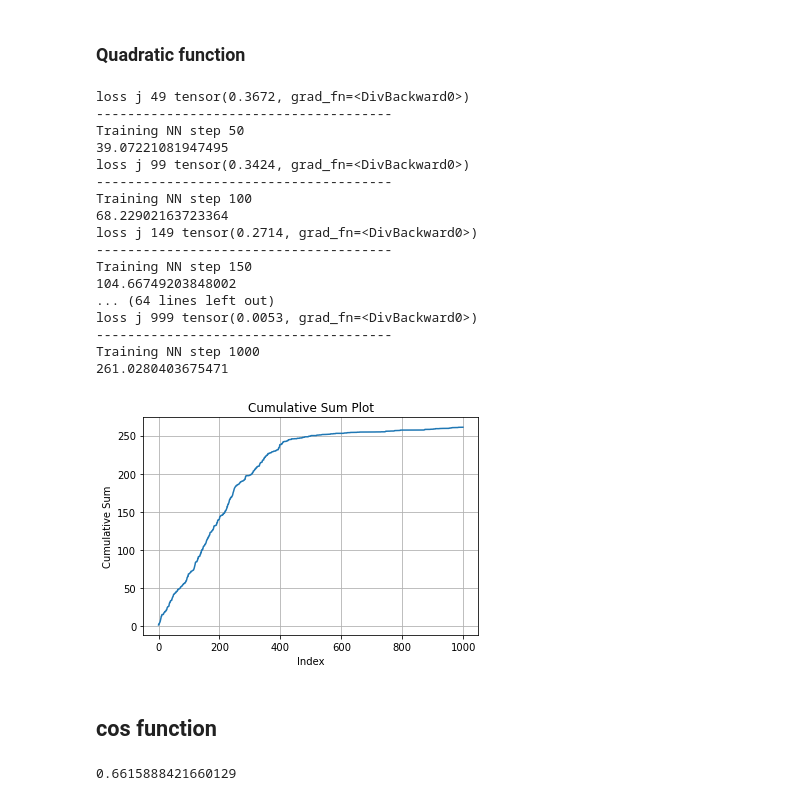
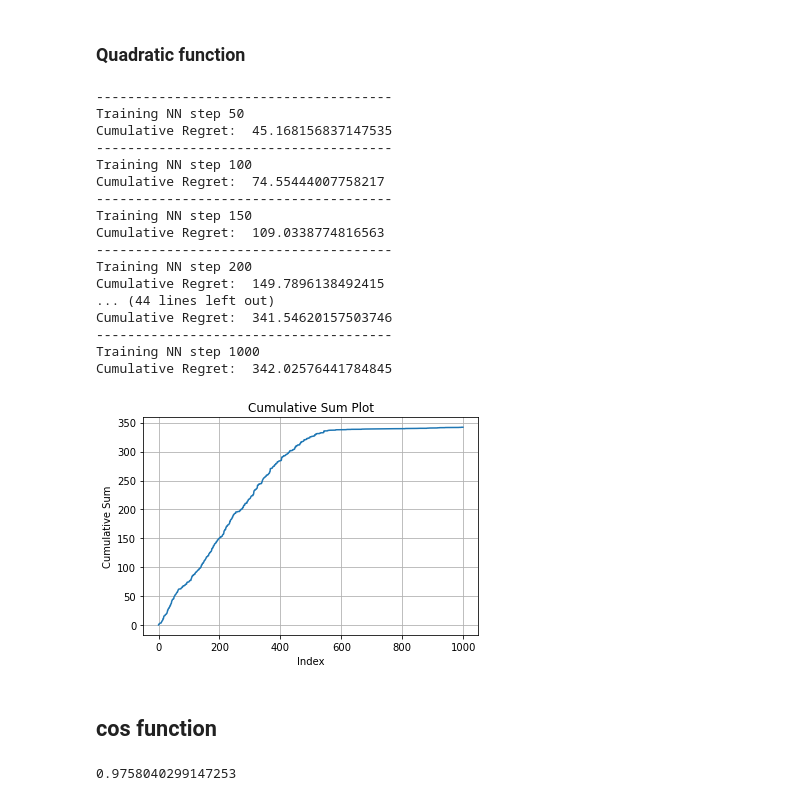
Before and after one commit to Chanakarn-Luangpirom/NeuralUCB, a Jupyter notebook: Neural Contextual Bandits CPU.ipynb, the cells around one changed output. Saved outputs shown, nothing was run; the diff lists cells and outputs as text; code cells hidden in the pictures.

```diff
--- a/Neural Contextual Bandits CPU.ipynb
+++ b/Neural Contextual Bandits CPU.ipynb
@@ -87,23 +96,21 @@ class CustomLoss(nn.Module):
 
     def forward(self, predicted, target,flattened_initial_weights,flattened_current_weights):
         loss = (0.5*torch.sum((predicted - target)**2))/target.shape[0]
-#         m = 20
-#         lamb = 1
-#         norm = 0.5*m*lamb*(torch.norm(flattened_initial_weights - flattened_current_weights, p=2)**2)
-        return loss
+        m = 20
+        lamb = 1
+        norm = 0.5*m*lamb*(torch.norm(flattened_initial_weights - flattened_current_weights, p=2)**2)
+        return loss + norm
 # %%
-def train_nn(input_data,best_rewards,initial_weights,J = 20):
-    model_inside = FeedforwardNN(input_size, hidden_size, output_size)
+def train_nn(input_data,best_rewards,initial_weights,step_size, J = 20):
+    model_inside = FeedforwardNN(input_size, hidden_size, output_size).to(device)
     model_inside.load_state_dict(initial_weights)
 
     loss_function = CustomLoss()
 
-    optimizer = optim.SGD(model_inside.parameters(),lr = 0.001) # Need to fix to GD?
+    optimizer = optim.SGD(model_inside.parameters(),lr = step_size) # Need to fix to GD?
     size = len(input_data)
     rewards = torch.tensor(best_rewards).reshape(-1,1)
     dataset = TensorDataset(input_data,rewards)
-#     print('dataset',input_data)
-#     print('r',rewards)
 
     batch_size = 50
     shuffle = True  # Set to True if you want to shuffle the data
@@ -113,6 +120,7 @@ def train_nn(input_data,best_rewards,initial_weights,J = 20):
 
     for j in range(J):
         for inputs,targets in data_loader:
+            inputs, targets = inputs.to(device), targets.to(device)
             optimizer.zero_grad()
             output = model_inside(inputs)
             current_weights = model_inside.state_dict()
@@ -120,7 +128,6 @@ def train_nn(input_data,best_rewards,initial_weights,J = 20):
             loss = loss_function(output, targets,flattened_initial_weights,flattened_current_weights)
             loss.backward()
             optimizer.step()
-    print('loss j',j,loss)
 
     print('--------------------------------------')
 
@@ -142,8 +149,8 @@ def get_regret(data,best_action,reward_function):
     regret = best_reward - chosen_reward
     return regret
 # %%
-def NeuralUCB(model, T, lamb = 0.2, v = 0.2, delta = 0.2, norm = 0.2, step_size = 0.2, num_iter = 10):
-    Z = torch.eye(p)
+def NeuralUCB(model,reward_function, T, lamb = 1, step_size = 0.001):
+    Z = lamb * torch.eye(p).to(device)
     K = 4
     dim = 20 # feature vector dimension (context)
     m = 20 # Neural Network width
@@ -152,8 +159,7 @@ def NeuralUCB(model, T, lamb = 0.2, v = 0.2, delta = 0.2, norm = 0.2, step_size
     best_rewards = []
     regrets = []
     for t in range(T):
-#         synthetic_input = torch.rand(K,dim)
-        synthetic_input = random_ball(K,dim) # "K" arms x "dim" feature size
+        synthetic_input = random_ball(K,dim).to(device) # "K" arms x "dim" feature size
         all_grad = []
         ucbs = []
         for k in range(K):
@@ -165,7 +171,7 @@ def NeuralUCB(model, T, lamb = 0.2, v = 0.2, delta = 0.2, norm = 0.2, step_size
                 if 'weight' in name:
                     tmp = param.grad.flatten()
                     g.append(tmp)
-            g = torch.cat(g,dim = 0).reshape(-1,1)
+            g = torch.cat(g,dim = 0).reshape(-1,1).to(device)
 
 
             Z_inv = torch.inverse(Z)
@@ -193,10 +199,14 @@ def NeuralUCB(model, T, lamb = 0.2, v = 0.2, delta = 0.2, norm = 0.2, step_size
 
         if (t+1)%50 == 0:
             ### Train Neural Network
-            new_weights = train_nn(torch.stack(best_contexts),torch.tensor(best_rewards),initial_weights,J = t+1)
+            new_weights = train_nn(torch.stack(best_contexts),
+                                   torch.tensor(best_rewards),
+                                   initial_weights,
+                                   step_size = step_size,
+                                   J = t+1)
             model.load_state_dict(new_weights)
             print(f'Training NN step {t+1}')
-            print(np.sum(regrets))
+            print('Cumulative Regret: ' , np.sum(regrets))
 
         regret = get_regret(synthetic_input,best_action,reward_function)
         regrets.append(regret)
@@ -209,25 +219,25 @@ def NeuralUCB(model, T, lamb = 0.2, v = 0.2, delta = 0.2, norm = 0.2, step_size
 # %% [markdown]
 ### Quadratic function
 # %%
-model,regrets = NeuralUCB(model,1000)
+model_1,regrets_1 = NeuralUCB(model_1,reward_function_quadratic,1000)
 # %% [output]
-loss j 49 tensor(0.3672, grad_fn=<DivBackward0>)
 --------------------------------------
 Training NN step 50
-39.07221081947495
-loss j 99 tensor(0.3424, grad_fn=<DivBackward0>)
+Cumulative Regret:  45.168156837147535
 --------------------------------------
 Training NN step 100
-68.22902163723364
-loss j 149 tensor(0.2714, grad_fn=<DivBackward0>)
+Cumulative Regret:  74.55444007758217
 --------------------------------------
 Training NN step 150
-104.66749203848002
-... (64 lines left out)
-loss j 999 tensor(0.0053, grad_fn=<DivBackward0>)
+Cumulative Regret:  109.0338774816563
+--------------------------------------
+Training NN step 200
+Cumulative Regret:  149.7896138492415
+... (44 lines left out)
+Cumulative Regret:  341.54620157503746
 --------------------------------------
 Training NN step 1000
-261.0280403675471
+Cumulative Regret:  342.02576441784845
 # %%
 def plot_cumulative(data):
     cumulative_sum = np.cumsum(data)
@@ -238,8 +248,8 @@ def plot_cumulative(data):
     plt.grid(True)
     plt.show()
 # %%
-plot_cumulative(regrets)
+plot_cumulative(regrets_1)
 # %% [output]
-[figure, old version]
+[figure, new version]
 # %% [markdown]
 ## cos function
@@ -246,8 +260,9 @@ plot_cumulative(regrets)
 # %%
-a = random_ball(1,20,1).reshape(-1)
-def reward_function(context):
-    return np.cos(3*(torch.dot(context,a)).item()) + (0.1*torch.randn(1)).item()
-reward_function(torch.rand(20))
+a = random_ball(1,20,1).reshape(-1).to(device)
+def reward_function_cos(context):
+#     return np.cos(3*(torch.dot(context,a)).item()) + (0.1*torch.randn(1)).item()
+    return np.cos(3*(torch.dot(context,a)).item())
+reward_function_cos(random_ball(1,20).to(device))
 # %% [output]
-0.6615888421660129
+0.9758040299147253
 # %%
```
Also changed, not shown: parts of 16 cells of this notebook.
